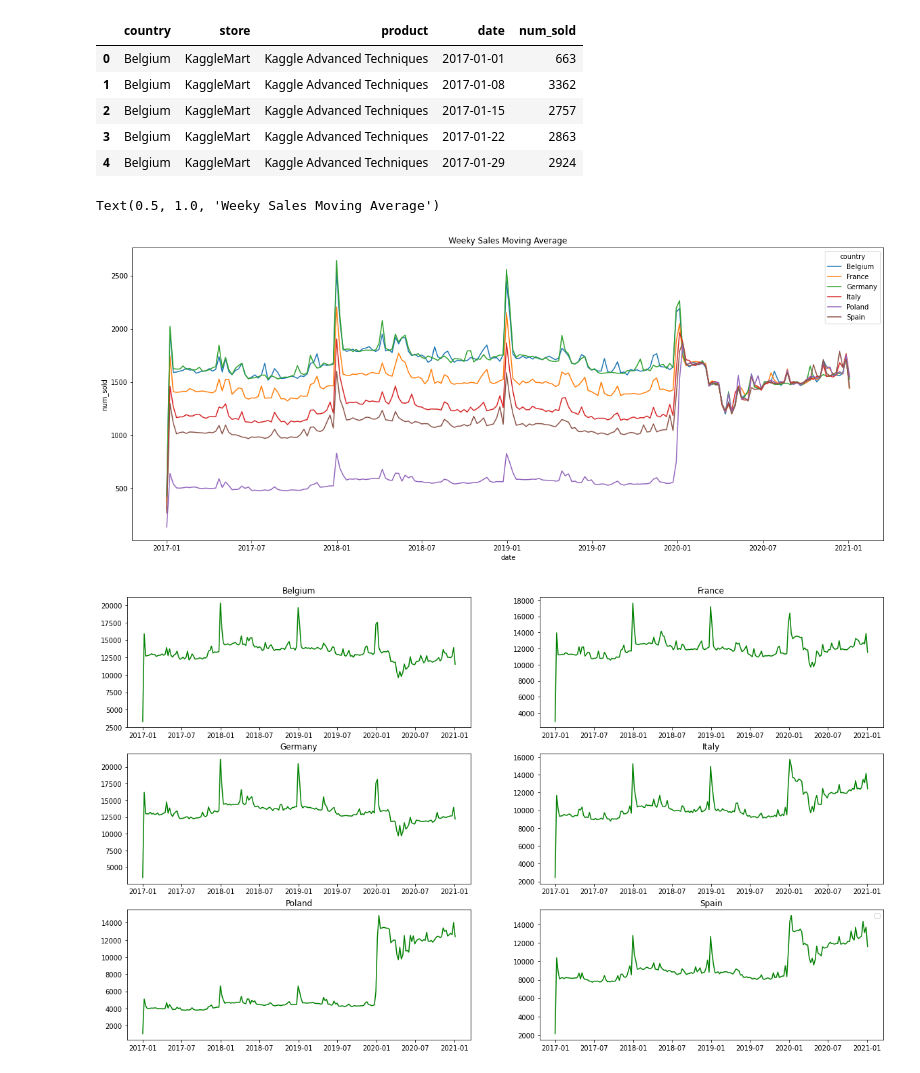
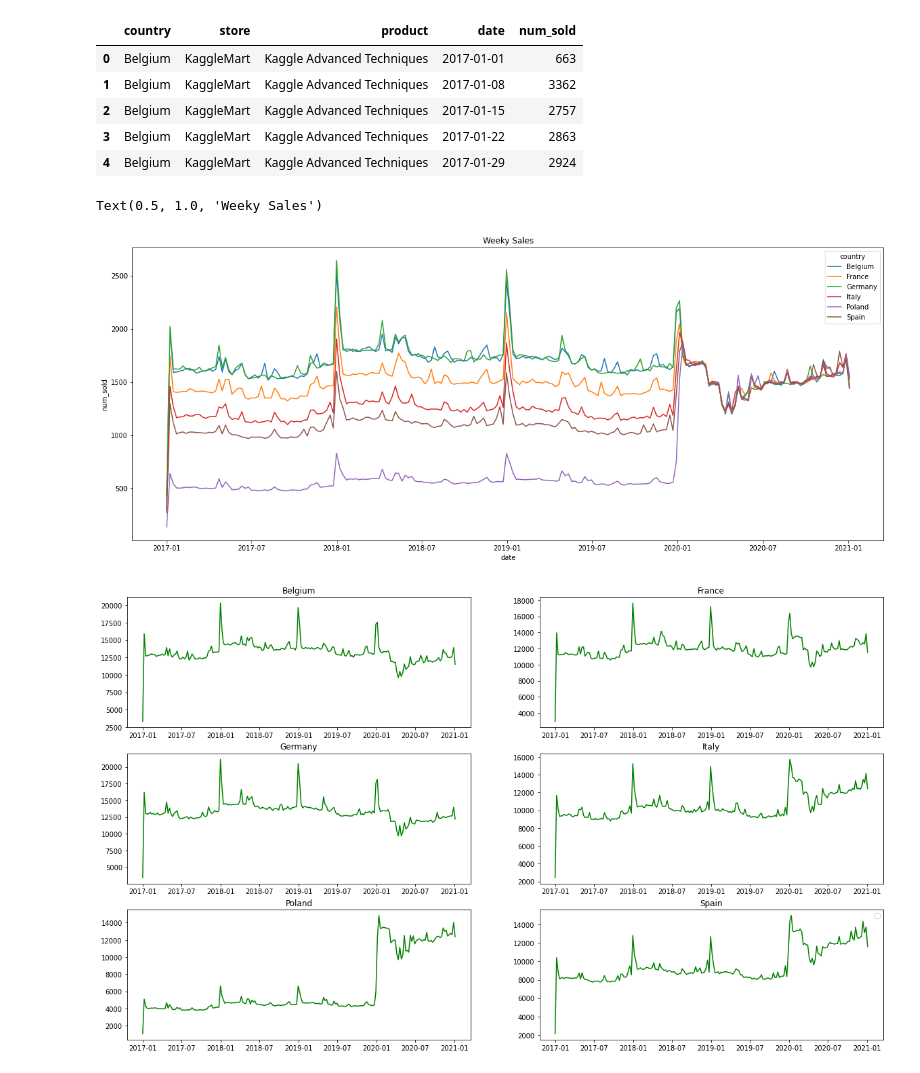
Before and after one commit to Bakhtaki/Kaggle-Competitions, a Jupyter notebook: tp-sep-2022.ipynb, the cells around one changed output. Saved outputs shown, nothing was run; the diff lists cells and outputs as text; code cells hidden in the pictures.

```diff
--- a/tp-sep-2022.ipynb
+++ b/tp-sep-2022.ipynb
@@ -594,10 +594,10 @@ weekly_sales.head()
 # %%
 plt.figure(figsize=(20,8))
 sns.lineplot(data=weekly_sales, x=weekly_sales.date, y=weekly_sales.num_sold,hue=weekly_sales.country,ci=None)
-plt.title('Weeky Sales Moving Average')
+plt.title('Weeky Sales')
 # %% [output]
-Text(0.5, 1.0, 'Weeky Sales Moving Average')
+Text(0.5, 1.0, 'Weeky Sales')
-[figure, old version]
+[figure, new version]
 # %%
 fig, axes = plt.subplots(figsize=(20,12))
 for n,country in enumerate(countries):
```
Also changed, not shown: parts of 13 cells of this notebook.
